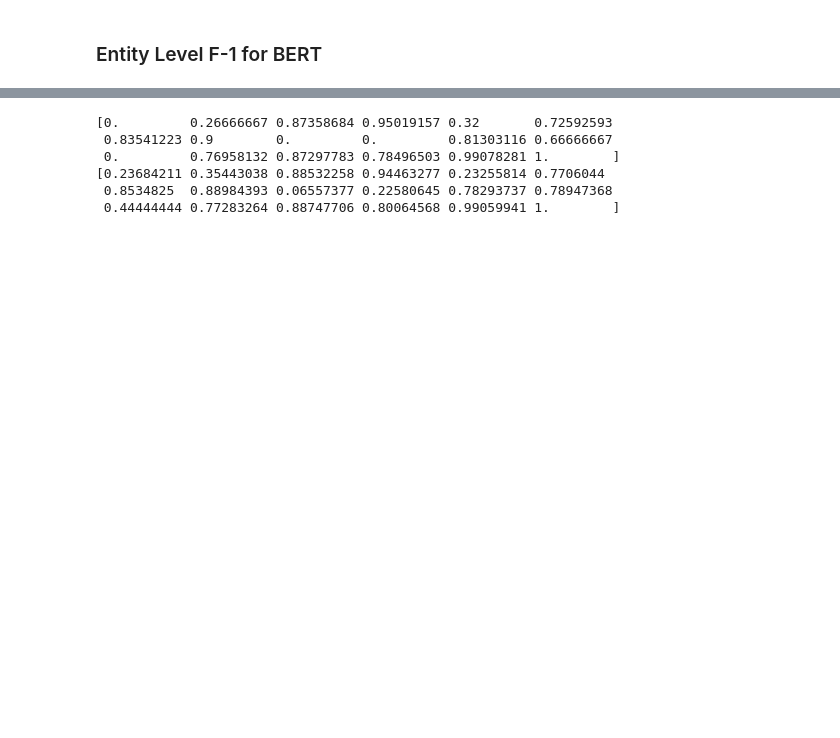
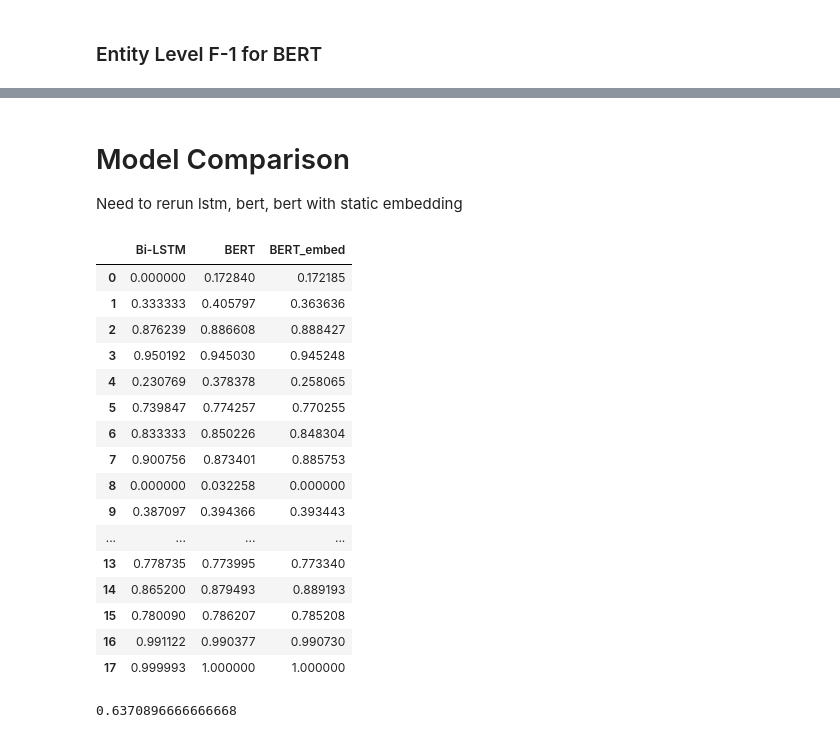
Before and after one commit to Jessieguojunyi/MIT_6.862_FP, a Jupyter notebook: 6_862_final_project.ipynb, the cells around one changed output, grey strips where cells are left out. Cells and saved outputs as stored; diff of their text form; code cells hidden in the pictures; blank space fills up the shorter version.

```diff
--- a/6_862_final_project.ipynb
+++ b/6_862_final_project.ipynb
@@ -829,18 +1215,33 @@ f1_bert_entity
+# %% [markdown]
+# Model Comparison
+
+Need to rerun lstm, bert, bert with static embedding
 # %%
 f1_word_level = {}
-
-y_te_flat = np.argmax(y_te_pad, axis = 2).flatten()
 
 # Baseline model
 f1_word_level['Bi-LSTM'] = f1_lstm
 f1_word_level['BERT'] = f1_bert
-
-print(f1_word_level['Bi-LSTM'])
-print(f1_word_level['BERT'])
+f1_word_level['BERT_embed'] = f1_bert_embed
-# %% [output]
-[0.         0.26666667 0.87358684 0.95019157 0.32       0.72592593
- 0.83541223 0.9        0.         0.         0.81303116 0.66666667
- 0.         0.76958132 0.87297783 0.78496503 0.99078281 1.        ]
-[0.23684211 0.35443038 0.88532258 0.94463277 0.23255814 0.7706044
- 0.8534825  0.88984393 0.06557377 0.22580645 0.78293737 0.78947368
- 0.44444444 0.77283264 0.88747706 0.80064568 0.99059941 1.        ]
+# %%
+df_word_metric = pd.DataFrame(f1_word_level)
+# %%
+df_word_metric
+# %% [output]
+|  | Bi-LSTM | BERT | BERT_embed |
+| 0 | 0.000000 | 0.172840 | 0.172185 |
+| 1 | 0.333333 | 0.405797 | 0.363636 |
+| 2 | 0.876239 | 0.886608 | 0.888427 |
+| 3 | 0.950192 | 0.945030 | 0.945248 |
+| 4 | 0.230769 | 0.378378 | 0.258065 |
+| 5 | 0.739847 | 0.774257 | 0.770255 |
+| 6 | 0.833333 | 0.850226 | 0.848304 |
+| 7 | 0.900756 | 0.873401 | 0.885753 |
+| 8 | 0.000000 | 0.032258 | 0.000000 |
+| 9 | 0.387097 | 0.394366 | 0.393443 |
+| ... | ... | ... | ... |
+| 13 | 0.778735 | 0.773995 | 0.773340 |
+| 14 | 0.865200 | 0.879493 | 0.889193 |
+| 15 | 0.780090 | 0.786207 | 0.785208 |
+| 16 | 0.991122 | 0.990377 | 0.990730 |
+| 17 | 0.999993 | 1.000000 | 1.000000 |
@@ -847,3 +1250,7 @@ print(f1_word_level['BERT'])
+# %%
+(0.172185 + 0.363636 + 0.888427 + 0.945248 + 0.258065 + 0.770255 + 0.848304 + 0.885753 + 0.000000 + 0.393443 + 0.797945 + 0.705882 + 0.000000 + 0.773340 + 0.889193 + 0.785208 + 0.990730 + 1.000000) / 18
+# %% [output]
+0.6370896666666668
 # %%
 labels = list(idx2tag.values())
 
```
Also changed, not shown: parts of 85 cells of this notebook.
